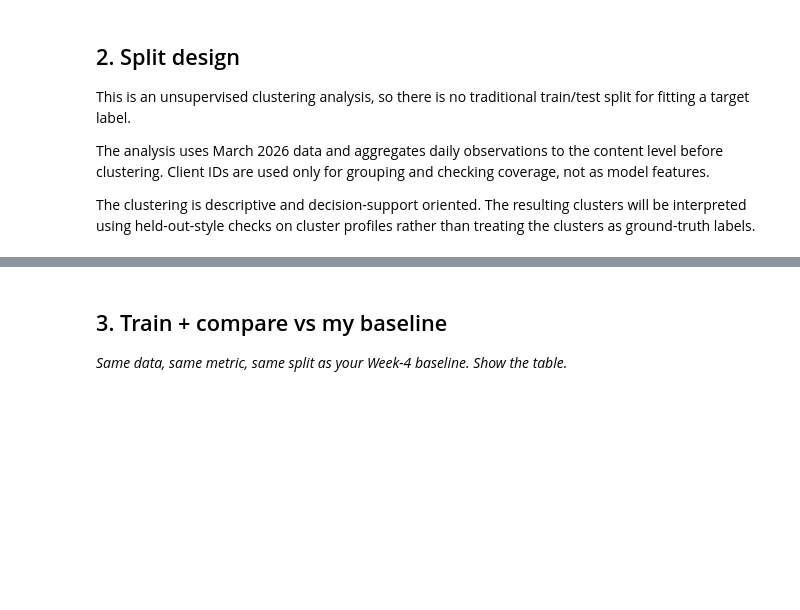
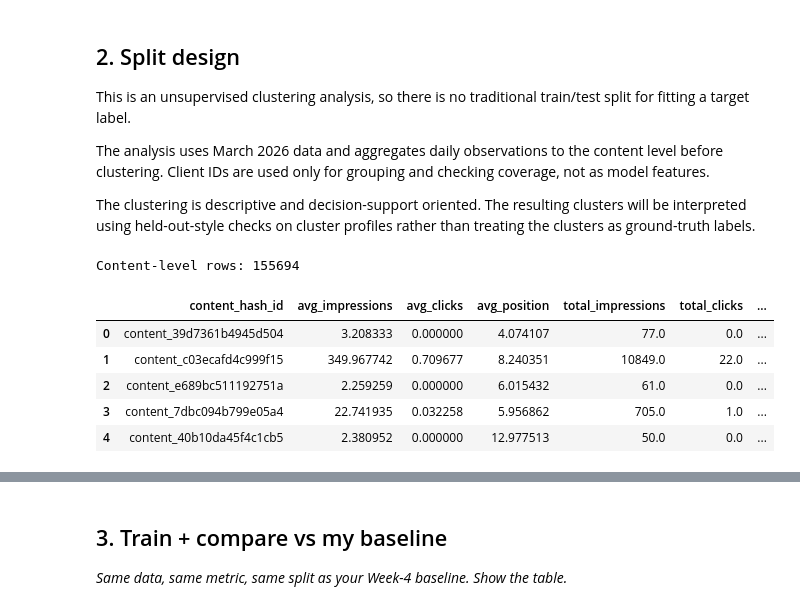
Before and after one commit to MukibHossain/ml-internship-starter, a Jupyter notebook: work/notebooks/w05_model.ipynb, the cells around one changed output, grey strips where cells are left out. Drawn from its saved outputs; the diff is of its cells as text; code cells hidden in the pictures; blank space fills up the shorter version.

```diff
--- a/work/notebooks/w05_model.ipynb
+++ b/work/notebooks/w05_model.ipynb
@@ -77,3 +77,29 @@ This is an unsupervised clustering analysis, so there is no traditional train/te
 The analysis uses March 2026 data and aggregates daily observations to the content level before clustering. Client IDs are used only for grouping and checking coverage, not as model features.
 
 The clustering is descriptive and decision-support oriented. The resulting clusters will be interpreted using held-out-style checks on cluster profiles rather than treating the clusters as ground-truth labels.
+# %%
+cluster_df = con.sql(f"""
+SELECT
+    content_hash_id,
+    AVG(gsc_impressions) AS avg_impressions,
+    AVG(gsc_clicks) AS avg_clicks,
+    AVG(gsc_avg_position) AS avg_position,
+    SUM(gsc_impressions) AS total_impressions,
+    SUM(gsc_clicks) AS total_clicks,
+    COUNT(*) AS days_observed
+FROM {REL}
+WHERE gsc_data_available = TRUE
+GROUP BY content_hash_id
+HAVING COUNT(*) >= 3
+""").df()
+
+print("Content-level rows:", len(cluster_df))
+cluster_df.head()
+# %% [output]
+Content-level rows: 155694
+|  | content_hash_id | avg_impressions | avg_clicks | avg_position | total_impressions | total_clicks | ... |
+| 0 | content_39d7361b4945d504 | 3.208333 | 0.000000 | 4.074107 | 77.0 | 0.0 | ... |
+| 1 | content_c03ecafd4c999f15 | 349.967742 | 0.709677 | 8.240351 | 10849.0 | 22.0 | ... |
+| 2 | content_e689bc511192751a | 2.259259 | 0.000000 | 6.015432 | 61.0 | 0.0 | ... |
+| 3 | content_7dbc094b799e05a4 | 22.741935 | 0.032258 | 5.956862 | 705.0 | 1.0 | ... |
+| 4 | content_40b10da45f4c1cb5 | 2.380952 | 0.000000 | 12.977513 | 50.0 | 0.0 | ... |
```
Also changed, not shown: parts of 5 cells of this notebook.
